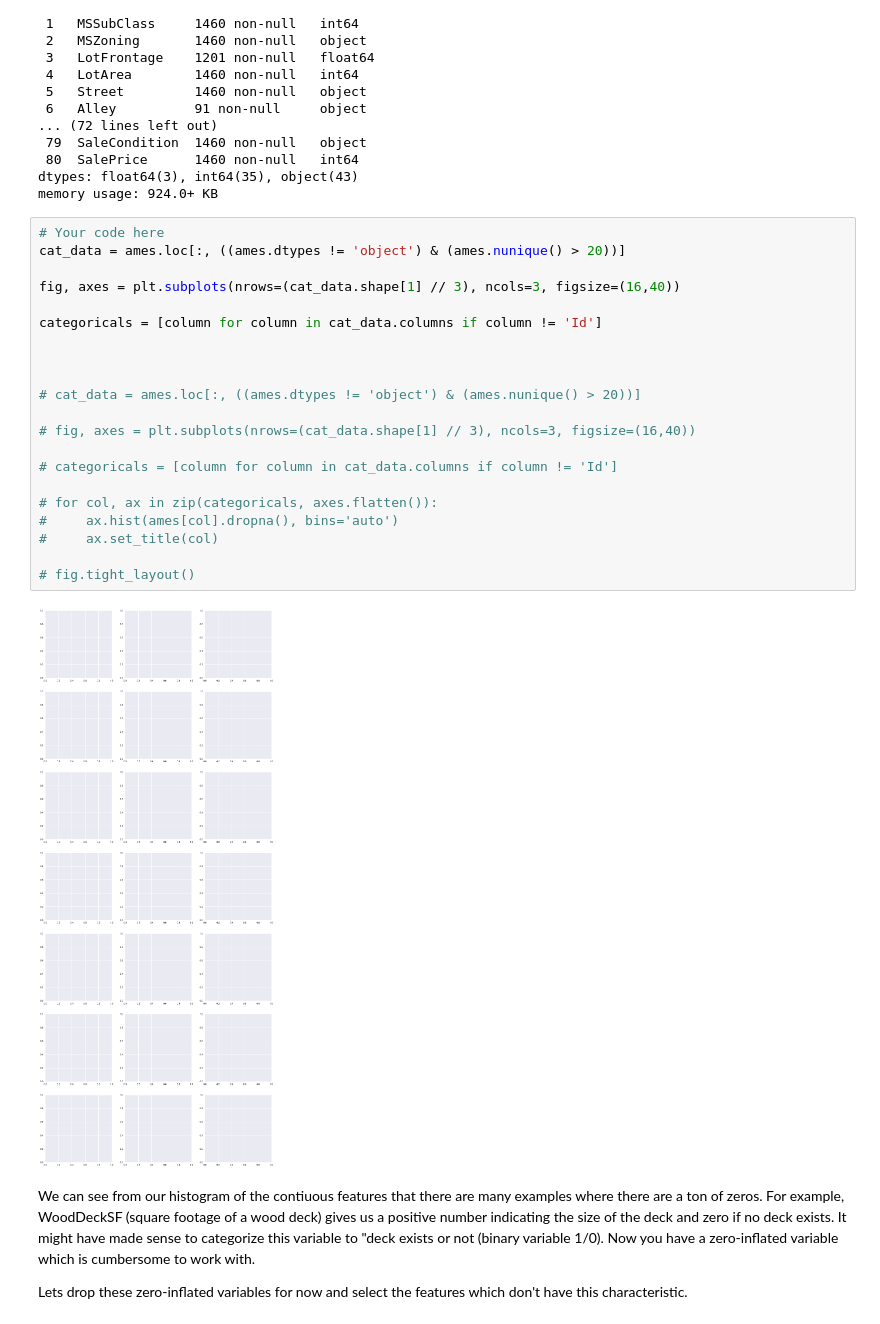
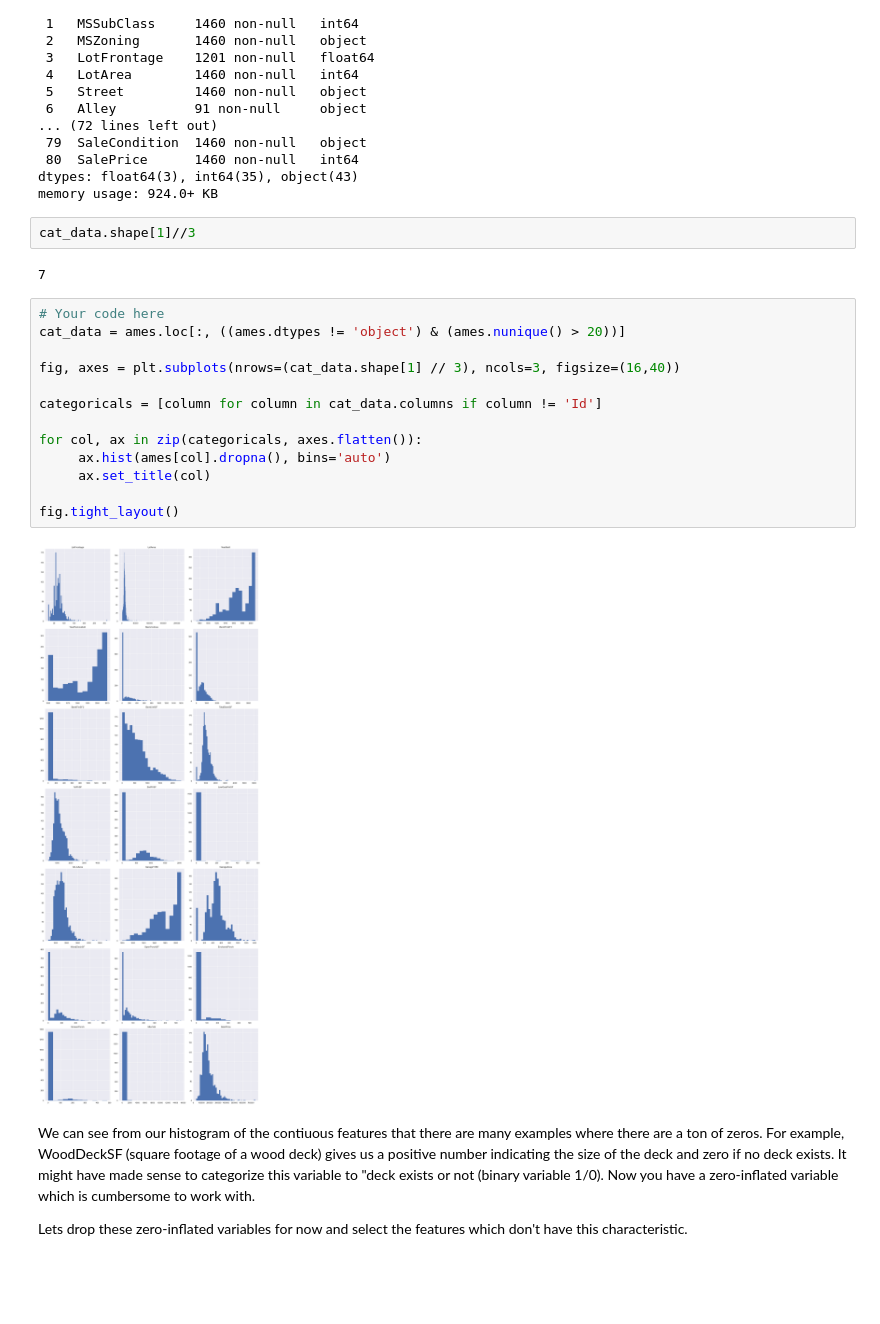
Before and after one commit to 314ka4y/dsc-feature-scaling-and-normalization-lab, a Jupyter notebook: index.ipynb, the cells around one changed output. Saved outputs shown, nothing was run; the diff lists cells and outputs as text; blank space fills up the shorter version.

```diff
--- a/index.ipynb
+++ b/index.ipynb
@@ -47,29 +47,25 @@ Data columns (total 81 columns):
  80  SalePrice      1460 non-null   int64
 dtypes: float64(3), int64(35), object(43)
 memory usage: 924.0+ KB
+# %%
+cat_data.shape[1]//3
+# %% [output]
+7
 # %%
 # Your code here
 cat_data = ames.loc[:, ((ames.dtypes != 'object') & (ames.nunique() > 20))]
 
 fig, axes = plt.subplots(nrows=(cat_data.shape[1] // 3), ncols=3, figsize=(16,40))
 
 categoricals = [column for column in cat_data.columns if column != 'Id']
 
+for col, ax in zip(categoricals, axes.flatten()):
+     ax.hist(ames[col].dropna(), bins='auto')
+     ax.set_title(col)
 
-
-# cat_data = ames.loc[:, ((ames.dtypes != 'object') & (ames.nunique() > 20))]
-
-# fig, axes = plt.subplots(nrows=(cat_data.shape[1] // 3), ncols=3, figsize=(16,40))
-
-# categoricals = [column for column in cat_data.columns if column != 'Id']
-
-# for col, ax in zip(categoricals, axes.flatten()):
-#     ax.hist(ames[col].dropna(), bins='auto')
-#     ax.set_title(col)
-
-# fig.tight_layout()
+fig.tight_layout()
 # %% [output]
-[figure, old version]
+[figure, new version]
 # %% [markdown]
 We can see from our histogram of the contiuous features that there are many examples where there are a ton of zeros. For example, WoodDeckSF (square footage of a wood deck) gives us a positive number indicating the size of the deck and zero if no deck exists. It might have made sense to categorize this variable to "deck exists or not (binary variable 1/0). Now you have a zero-inflated variable which is cumbersome to work with.
 
```
Also changed, not shown: parts of 8 cells of this notebook.
